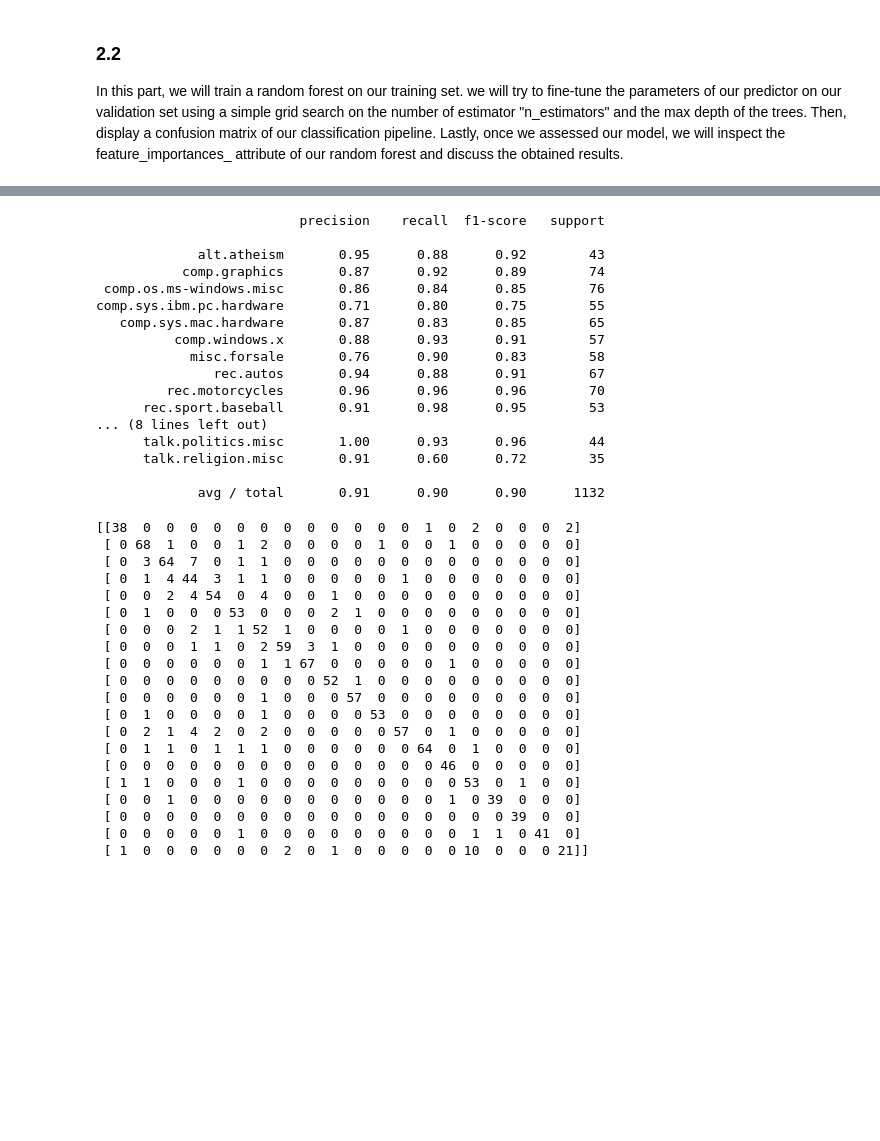
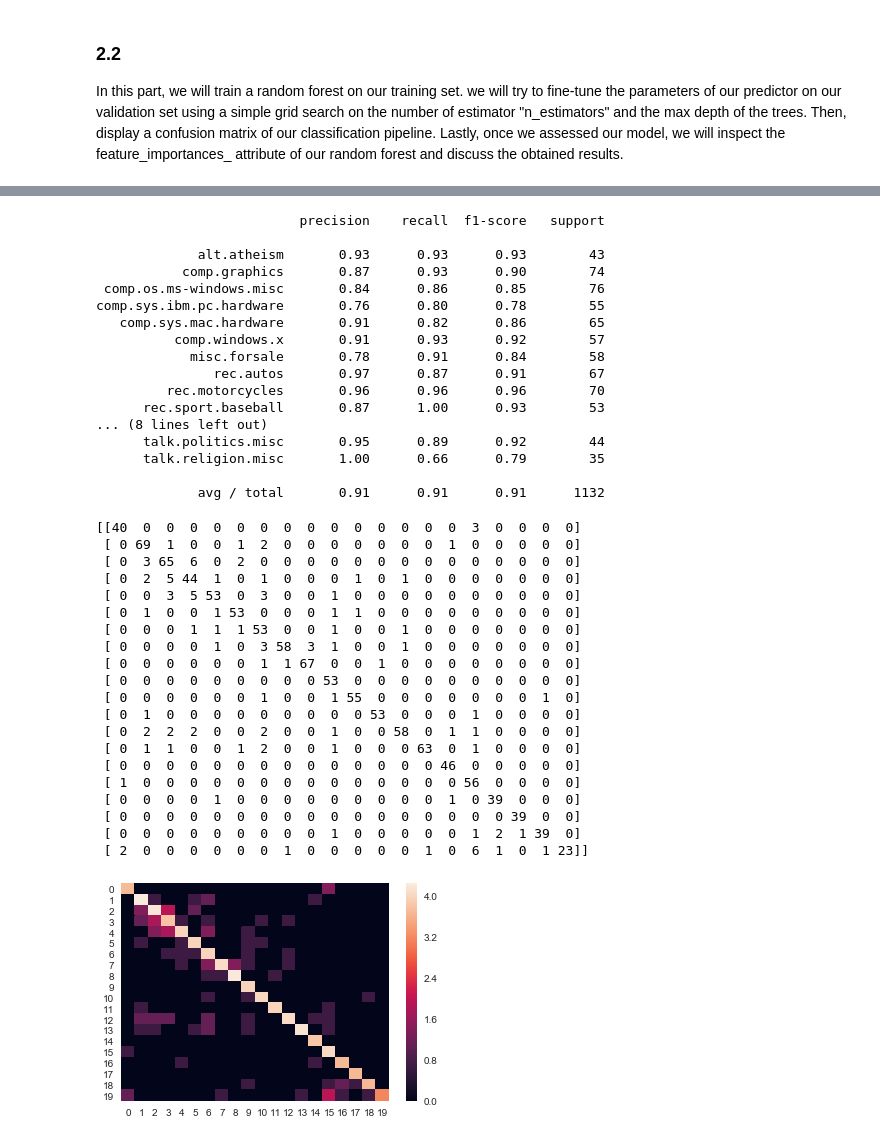
Before and after one commit to cgallay/Ada, a Jupyter notebook: Homework4/F_Homework4.ipynb, the cells around one changed output, grey strips where cells are left out. Drawn from its saved outputs; the diff is of its cells as text; code cells hidden in the pictures; blank space fills up the shorter version.

```diff
--- a/Homework4/F_Homework4.ipynb
+++ b/Homework4/F_Homework4.ipynb
@@ -455,7 +455,7 @@ param_dist = {
     "criterion": ["gini", "entropy"]}
 # %%
 # run randomized search
-n_iter_search = 3#20
+n_iter_search = 20
 random_search = RandomizedSearchCV(clf, param_distributions=param_dist, cv=10,
                                    n_iter=n_iter_search, n_jobs=-1, verbose=1)
 start = time()
@@ -486,8 +488,8 @@ def get_forest_from_params(params):
     return forest
 # %%
 #Save the parameters in a file to speedup time for next execution
-save_params(random_search.best_params_, 'my_params.dict')
-params = load_params('0.89%_params.dict')
+save_params(random_search.best_params_, 'params.dict')
+params = load_params('90%_params.dict')
 best_forest = get_forest_from_params(params)
 best_forest.fit(X_train, y_train)
 # %% [output]
@@ -509,42 +511,45 @@ print(report)
 # %% [output]
                           precision    recall  f1-score   support
 
-             alt.atheism       0.95      0.88      0.92        43
-           comp.graphics       0.87      0.92      0.89        74
- comp.os.ms-windows.misc       0.86      0.84      0.85        76
-comp.sys.ibm.pc.hardware       0.71      0.80      0.75        55
-   comp.sys.mac.hardware       0.87      0.83      0.85        65
-          comp.windows.x       0.88      0.93      0.91        57
-            misc.forsale       0.76      0.90      0.83        58
-               rec.autos       0.94      0.88      0.91        67
+             alt.atheism       0.93      0.93      0.93        43
+           comp.graphics       0.87      0.93      0.90        74
+ comp.os.ms-windows.misc       0.84      0.86      0.85        76
+comp.sys.ibm.pc.hardware       0.76      0.80      0.78        55
+   comp.sys.mac.hardware       0.91      0.82      0.86        65
+          comp.windows.x       0.91      0.93      0.92        57
+            misc.forsale       0.78      0.91      0.84        58
+               rec.autos       0.97      0.87      0.91        67
          rec.motorcycles       0.96      0.96      0.96        70
-      rec.sport.baseball       0.91      0.98      0.95        53
+      rec.sport.baseball       0.87      1.00      0.93        53
 ... (8 lines left out)
-      talk.politics.misc       1.00      0.93      0.96        44
-      talk.religion.misc       0.91      0.60      0.72        35
+      talk.politics.misc       0.95      0.89      0.92        44
+      talk.religion.misc       1.00      0.66      0.79        35
 
-             avg / total       0.91      0.90      0.90      1132
+             avg / total       0.91      0.91      0.91      1132
 # %%
 print(metrics.confusion_matrix(y_test, predict))
+sns.heatmap(np.log(1+metrics.confusion_matrix(y_test, predict)))
+plt.show()
 # %% [output]
-[[38  0  0  0  0  0  0  0  0  0  0  0  0  1  0  2  0  0  0  2]
- [ 0 68  1  0  0  1  2  0  0  0  0  1  0  0  1  0  0  0  0  0]
- [ 0  3 64  7  0  1  1  0  0  0  0  0  0  0  0  0  0  0  0  0]
- [ 0  1  4 44  3  1  1  0  0  0  0  0  1  0  0  0  0  0  0  0]
- [ 0  0  2  4 54  0  4  0  0  1  0  0  0  0  0  0  0  0  0  0]
- [ 0  1  0  0  0 53  0  0  0  2  1  0  0  0  0  0  0  0  0  0]
- [ 0  0  0  2  1  1 52  1  0  0  0  0  1  0  0  0  0  0  0  0]
- [ 0  0  0  1  1  0  2 59  3  1  0  0  0  0  0  0  0  0  0  0]
- [ 0  0  0  0  0  0  1  1 67  0  0  0  0  0  1  0  0  0  0  0]
- [ 0  0  0  0  0  0  0  0  0 52  1  0  0  0  0  0  0  0  0  0]
- [ 0  0  0  0  0  0  1  0  0  0 57  0  0  0  0  0  0  0  0  0]
- [ 0  1  0  0  0  0  1  0  0  0  0 53  0  0  0  0  0  0  0  0]
- [ 0  2  1  4  2  0  2  0  0  0  0  0 57  0  1  0  0  0  0  0]
- [ 0  1  1  0  1  1  1  0  0  0  0  0  0 64  0  1  0  0  0  0]
+[[40  0  0  0  0  0  0  0  0  0  0  0  0  0  0  3  0  0  0  0]
+ [ 0 69  1  0  0  1  2  0  0  0  0  0  0  0  1  0  0  0  0  0]
+ [ 0  3 65  6  0  2  0  0  0  0  0  0  0  0  0  0  0  0  0  0]
+ [ 0  2  5 44  1  0  1  0  0  0  1  0  1  0  0  0  0  0  0  0]
+ [ 0  0  3  5 53  0  3  0  0  1  0  0  0  0  0  0  0  0  0  0]
+ [ 0  1  0  0  1 53  0  0  0  1  1  0  0  0  0  0  0  0  0  0]
+ [ 0  0  0  1  1  1 53  0  0  1  0  0  1  0  0  0  0  0  0  0]
+ [ 0  0  0  0  1  0  3 58  3  1  0  0  1  0  0  0  0  0  0  0]
+ [ 0  0  0  0  0  0  1  1 67  0  0  1  0  0  0  0  0  0  0  0]
+ [ 0  0  0  0  0  0  0  0  0 53  0  0  0  0  0  0  0  0  0  0]
+ [ 0  0  0  0  0  0  1  0  0  1 55  0  0  0  0  0  0  0  1  0]
+ [ 0  1  0  0  0  0  0  0  0  0  0 53  0  0  0  1  0  0  0  0]
+ [ 0  2  2  2  0  0  2  0  0  1  0  0 58  0  1  1  0  0  0  0]
+ [ 0  1  1  0  0  1  2  0  0  1  0  0  0 63  0  1  0  0  0  0]
  [ 0  0  0  0  0  0  0  0  0  0  0  0  0  0 46  0  0  0  0  0]
- [ 1  1  0  0  0  1  0  0  0  0  0  0  0  0  0 53  0  1  0  0]
- [ 0  0  1  0  0  0  0  0  0  0  0  0  0  0  1  0 39  0  0  0]
+ [ 1  0  0  0  0  0  0  0  0  0  0  0  0  0  0 56  0  0  0  0]
+ [ 0  0  0  0  1  0  0  0  0  0  0  0  0  0  1  0 39  0  0  0]
  [ 0  0  0  0  0  0  0  0  0  0  0  0  0  0  0  0  0 39  0  0]
- [ 0  0  0  0  0  1  0  0  0  0  0  0  0  0  0  1  1  0 41  0]
- [ 1  0  0  0  0  0  0  2  0  1  0  0  0  0  0 10  0  0  0 21]]
+ [ 0  0  0  0  0  0  0  0  0  1  0  0  0  0  0  1  2  1 39  0]
+ [ 2  0  0  0  0  0  0  1  0  0  0  0  0  1  0  6  1  0  1 23]]
+[figure, added]
 # %% [markdown]
```
Also changed, not shown: parts of 6 cells of this notebook, 2 other files.
